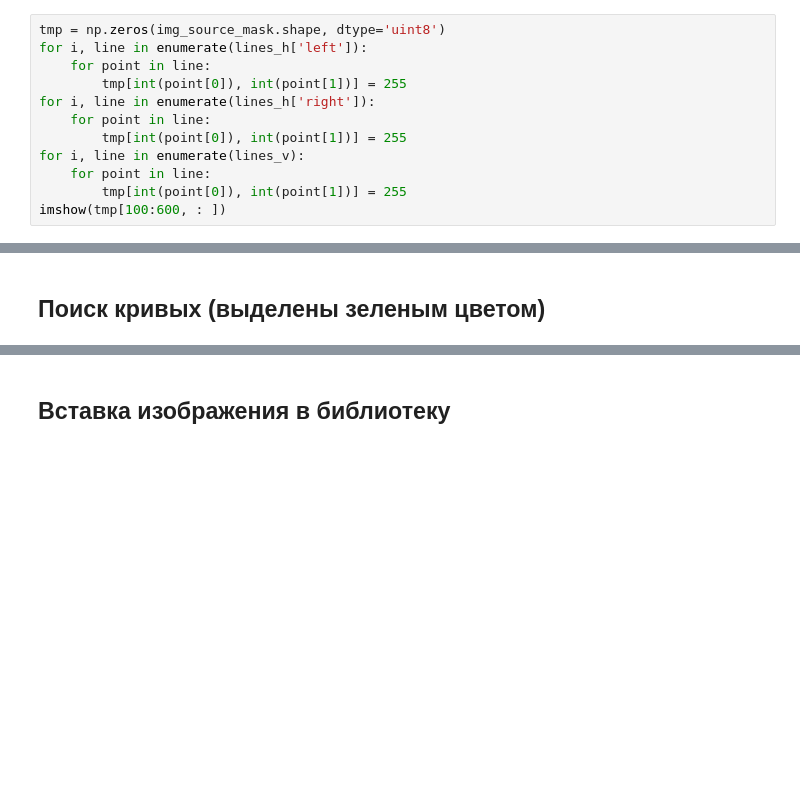
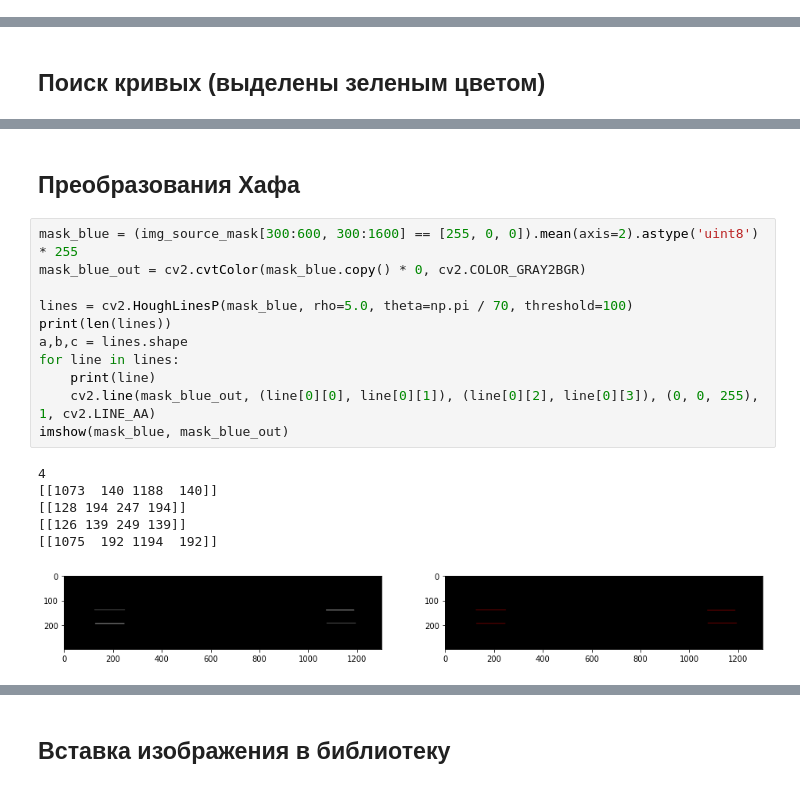
Before and after one commit to IvanHod/insert_images, a Jupyter notebook: диплом Насти.ipynb, the cells around one changed output, grey strips where cells are left out. Cells and saved outputs as stored; diff of their text form; blank space fills up the shorter version.

```diff
--- a/диплом Насти.ipynb
+++ b/диплом Насти.ipynb
@@ -198,12 +188,0 @@ imshow(cv2.cvtColor(img_source_mask[:500, :], cv2.COLOR_RGB2BGR))
-# %%
-tmp = np.zeros(img_source_mask.shape, dtype='uint8')
-for i, line in enumerate(lines_h['left']):
-    for point in line:
-        tmp[int(point[0]), int(point[1])] = 255
-for i, line in enumerate(lines_h['right']):
-    for point in line:
-        tmp[int(point[0]), int(point[1])] = 255
-for i, line in enumerate(lines_v):
-    for point in line:
-        tmp[int(point[0]), int(point[1])] = 255
-imshow(tmp[100:600, : ])
@@ -352,0 +395,20 @@ imshow(img_source_mask[:450])
+# %% [markdown]
+## Преобразования Хафа
+# %%
+mask_blue = (img_source_mask[300:600, 300:1600] == [255, 0, 0]).mean(axis=2).astype('uint8') * 255
+mask_blue_out = cv2.cvtColor(mask_blue.copy() * 0, cv2.COLOR_GRAY2BGR)
+
+lines = cv2.HoughLinesP(mask_blue, rho=5.0, theta=np.pi / 70, threshold=100)
+print(len(lines))
+a,b,c = lines.shape
+for line in lines:
+    print(line)
+    cv2.line(mask_blue_out, (line[0][0], line[0][1]), (line[0][2], line[0][3]), (0, 0, 255), 1, cv2.LINE_AA)
+imshow(mask_blue, mask_blue_out)
+# %% [output]
+4
+[[1073  140 1188  140]]
+[[128 194 247 194]]
+[[126 139 249 139]]
+[[1075  192 1194  192]]
+[figure, added]
```
Also changed, not shown: parts of 46 cells of this notebook, 5 other files.
